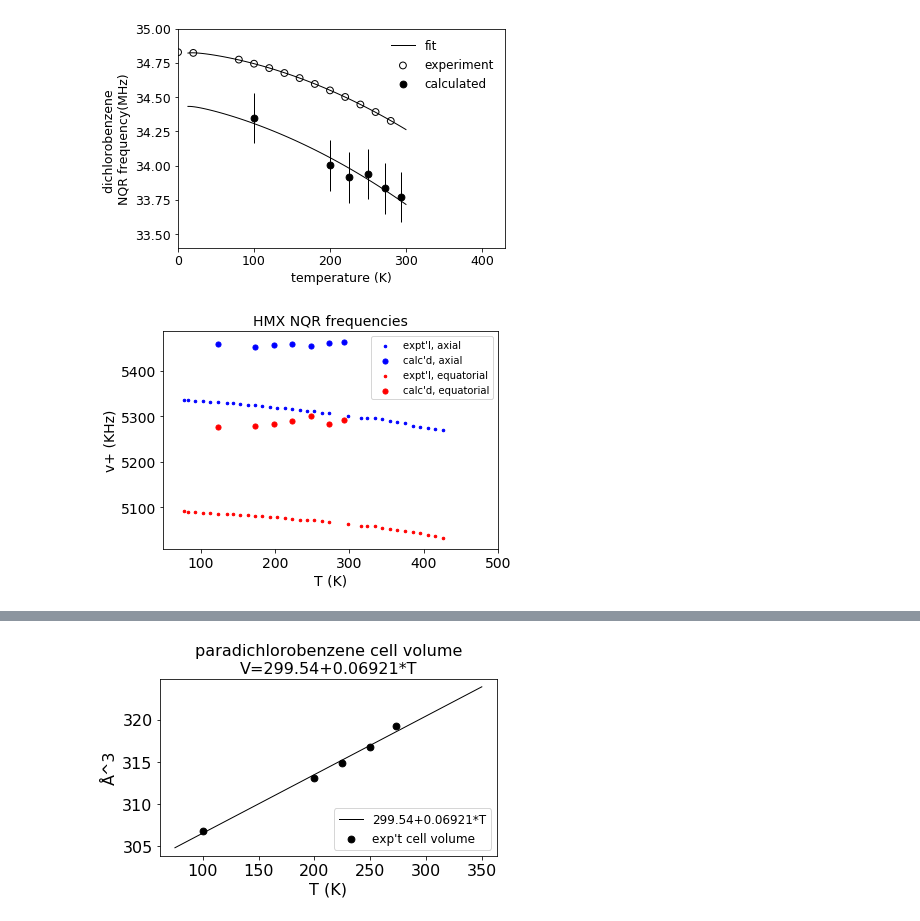
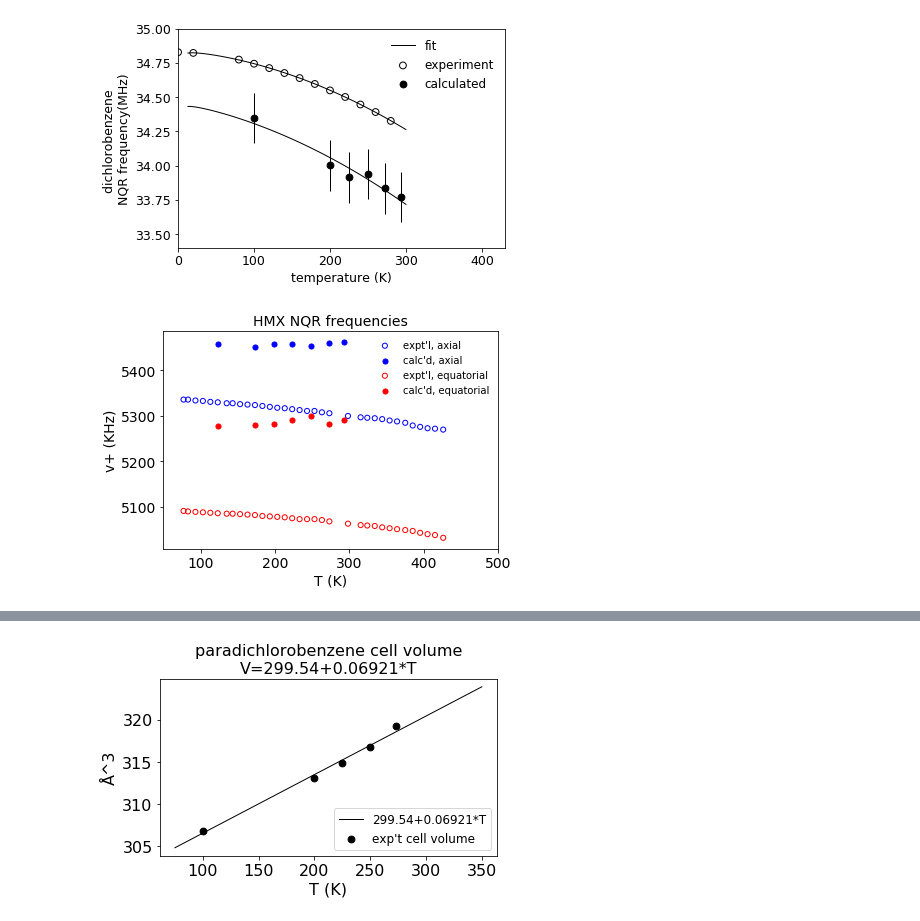
Before and after one commit to Altoidnerd/python-pwscf, a Jupyter notebook: data_analysis/apsplots.ipynb, the cells around one changed output, grey strips where cells are left out. Saved outputs shown, nothing was run; the diff lists cells and outputs as text; code cells hidden in the pictures.

```diff
--- a/data_analysis/apsplots.ipynb
+++ b/data_analysis/apsplots.ipynb
@@ -300,35 +517,37 @@ calc_eta_equitorial  = [.47346, .47237, .47316, .47615,  .47132,  .47091, .46757
 calc_vplus_axial     = [5457.9, 5452.2, 5457.2, 5458.8,  5453.4,  5460.8, 5463.5   ]
 calc_vplus_equitorial= [5276.9, 5279.2, 5282.3, 5290.0,  5300.5,  5282.8, 5291.7   ]
 
 def main():
   SMALL_SIZE = 10
   MEDIUM_SIZE = 12
   BIGGER_SIZE = 14
 
   plt.rc('font', size=BIGGER_SIZE)          # controls default text sizes
   plt.rc('axes', titlesize=BIGGER_SIZE)     # fontsize of the axes title
   plt.rc('axes', labelsize=BIGGER_SIZE)    # fontsize of the x and y labels
   plt.rc('xtick', labelsize=BIGGER_SIZE)    # fontsize of the tick labels
   plt.rc('ytick', labelsize=BIGGER_SIZE)    # fontsize of the tick labels
   plt.rc('legend', fontsize=SMALL_SIZE)    # legend fontsize
   plt.rc('figure', titlesize=BIGGER_SIZE)
   #beta = unichr(0x3b2).encode('utf-8')
   beta = 'beta'
   title = "HMX NQR frequencies"
-  plt.scatter(exptT, expt_vplus_axial,      marker='.', color='b', s=26, label='expt\'l, axial')
-  plt.scatter(calcT, calc_vplus_axial,      marker="o", color='b', s=26, label='calc\'d, axial')
-  plt.scatter(exptT, expt_vplus_equitorial, marker='.', color='r', s=26, label='expt\'l, equatorial')
-  plt.scatter(calcT, calc_vplus_equitorial, marker="o", color='r', s=26, label='calc\'d, equatorial')
+  plt.scatter(exptT, expt_vplus_axial,      marker='o', facecolors='none',edgecolors='b', s=26, label='expt\'l, axial')
+  plt.scatter(calcT, calc_vplus_axial,      marker="o",                        color='b', s=26, label='calc\'d, axial')
+  plt.scatter(exptT, expt_vplus_equitorial, marker='o', facecolors='none',edgecolors='r', s=26, label='expt\'l, equatorial')
+  plt.scatter(calcT, calc_vplus_equitorial, marker="o",                        color='r', s=26, label='calc\'d, equatorial')
 
   plt.title(title)
   plt.legend(loc=1)
+  legend=plt.legend()
+  legend.get_frame().set_linewidth(0.0)
   plt.xlabel("T (K)")
   plt.xlim(50,500)
   plt.ylabel("v+ (KHz)")
   plt.savefig('hmx_volume_dependence.pdf', format='pdf')
   plt.show()
 
 if __name__ == '__main__':
   main()
 # %% [output]
-[figure, old version]
+[figure, new version]
```
Also changed, not shown: parts of 6 cells of this notebook, 11 other files.
